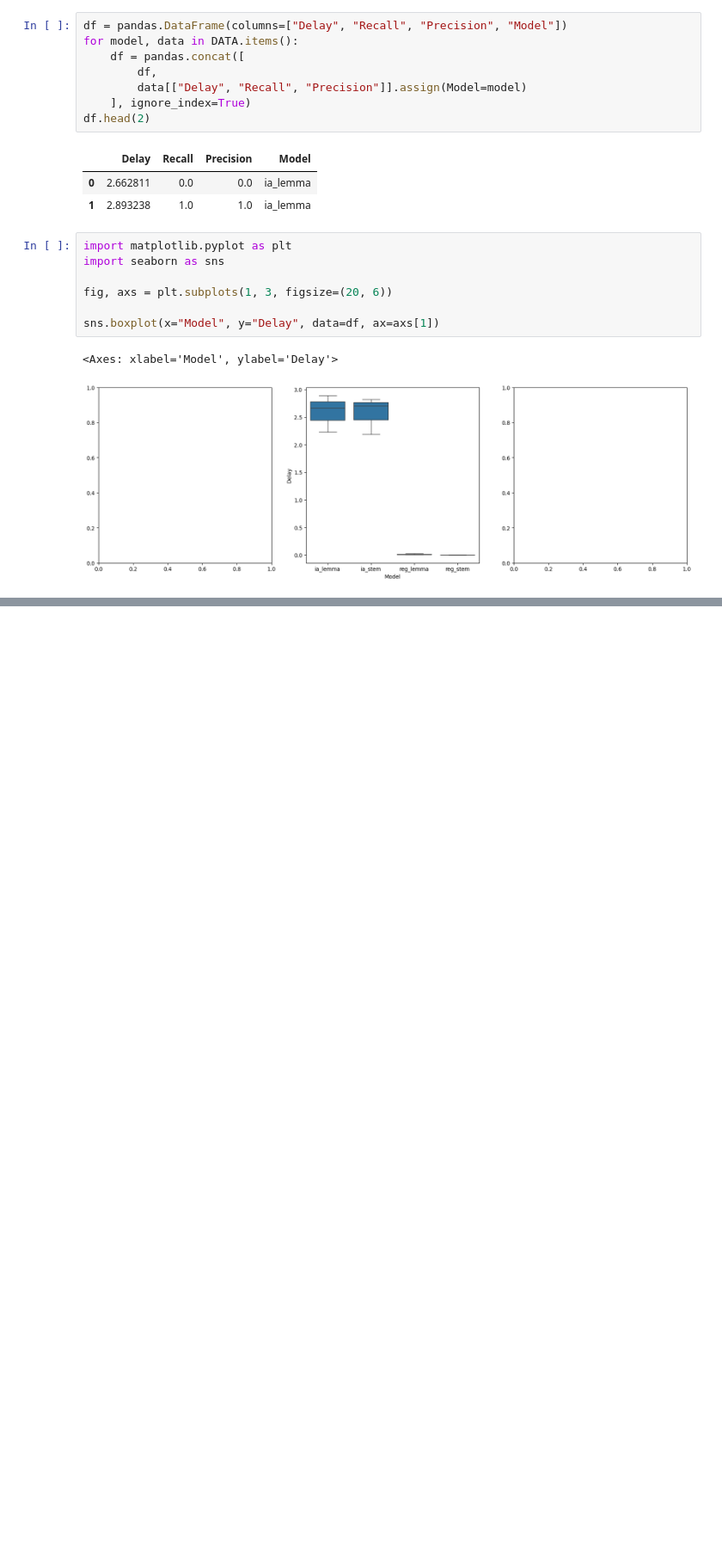
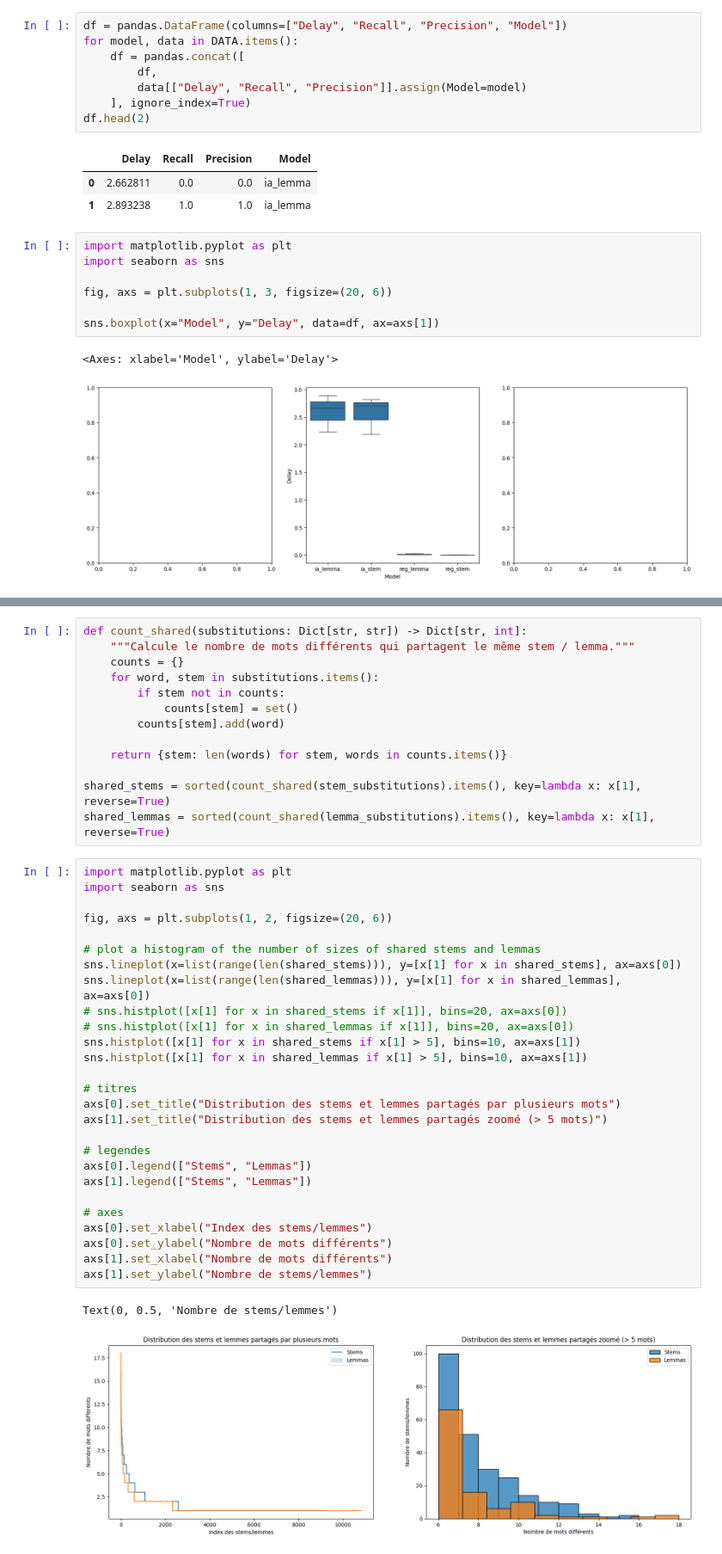
Before and after one commit to Ryustiel/LO17, a Jupyter notebook: evaluation.ipynb, the cells around one changed output, grey strips where cells are left out. Shown at 86% size. Cells and saved outputs as stored; diff of their text form; blank space fills up the shorter version.

```diff
--- a/evaluation.ipynb
+++ b/evaluation.ipynb
@@ -148,0 +160,43 @@ sns.boxplot(x="Model", y="Delay", data=df, ax=axs[1])
+# %%
+def count_shared(substitutions: Dict[str, str]) -> Dict[str, int]:
+    """Calcule le nombre de mots différents qui partagent le même stem / lemma."""
+    counts = {}
+    for word, stem in substitutions.items():
+        if stem not in counts:
+            counts[stem] = set()
+        counts[stem].add(word)
+
+    return {stem: len(words) for stem, words in counts.items()}
+
+shared_stems = sorted(count_shared(stem_substitutions).items(), key=lambda x: x[1], reverse=True)
+shared_lemmas = sorted(count_shared(lemma_substitutions).items(), key=lambda x: x[1], reverse=True)
+# %%
+import matplotlib.pyplot as plt
+import seaborn as sns
+
+fig, axs = plt.subplots(1, 2, figsize=(20, 6))
+
+# plot a histogram of the number of sizes of shared stems and lemmas
+sns.lineplot(x=list(range(len(shared_stems))), y=[x[1] for x in shared_stems], ax=axs[0])
+sns.lineplot(x=list(range(len(shared_lemmas))), y=[x[1] for x in shared_lemmas], ax=axs[0])
+# sns.histplot([x[1] for x in shared_stems if x[1]], bins=20, ax=axs[0])
+# sns.histplot([x[1] for x in shared_lemmas if x[1]], bins=20, ax=axs[0])
+sns.histplot([x[1] for x in shared_stems if x[1] > 5], bins=10, ax=axs[1])
+sns.histplot([x[1] for x in shared_lemmas if x[1] > 5], bins=10, ax=axs[1])
+
+# titres
+axs[0].set_title("Distribution des stems et lemmes partagés par plusieurs mots")
+axs[1].set_title("Distribution des stems et lemmes partagés zoomé (> 5 mots)")
+
+# legendes
+axs[0].legend(["Stems", "Lemmas"])
+axs[1].legend(["Stems", "Lemmas"])
+
+# axes
+axs[0].set_xlabel("Index des stems/lemmes")
+axs[0].set_ylabel("Nombre de mots différents")
+axs[1].set_xlabel("Nombre de mots différents")
+axs[1].set_ylabel("Nombre de stems/lemmes")
+# %% [output]
+Text(0, 0.5, 'Nombre de stems/lemmes')
+[figure, added]
```
Also changed, not shown: parts of 11 cells of this notebook.
